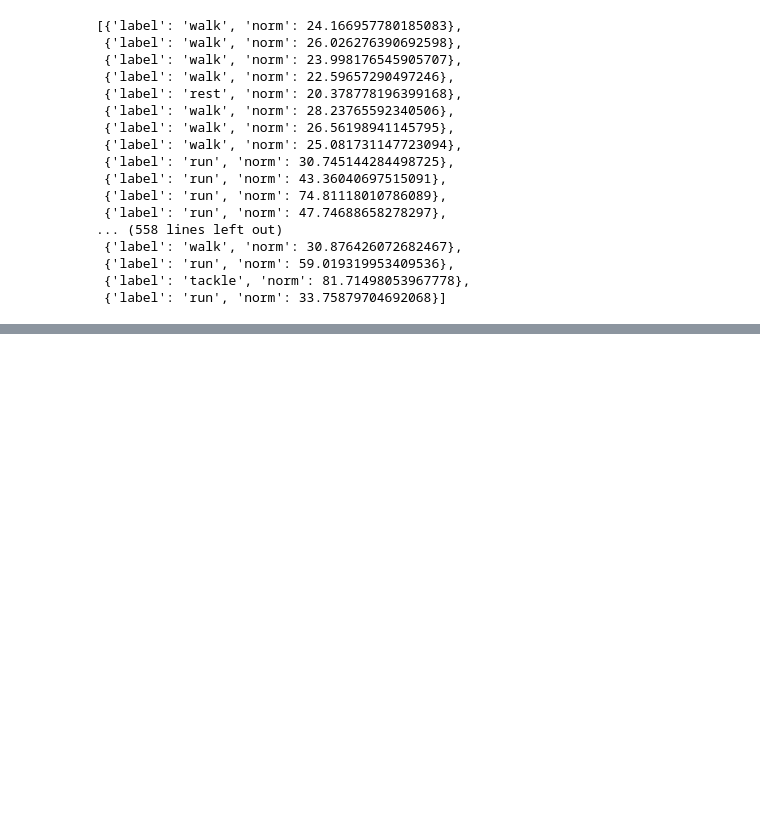
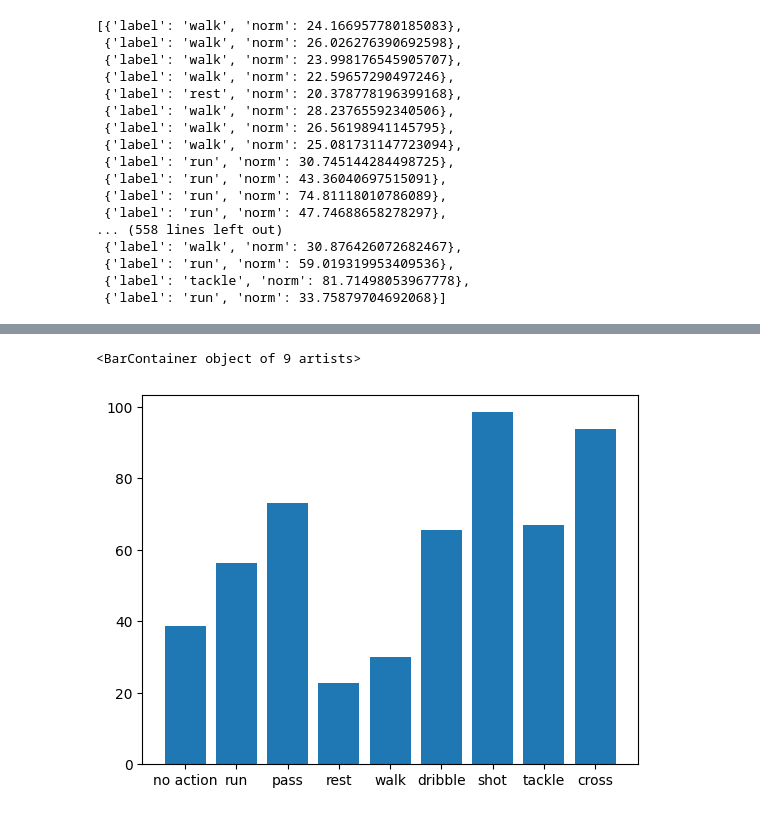
Before and after one commit to amiramsadek12/Footbar, a Jupyter notebook: src/EDA.ipynb, the cells around one changed output, grey strips where cells are left out. Cells and saved outputs as stored; diff of their text form; code cells hidden in the pictures; blank space fills up the shorter version.

```diff
--- a/src/EDA.ipynb
+++ b/src/EDA.ipynb
@@ -179,0 +161,8 @@ mean_norm_for_each_action_dict
+# %%
+match_2_mean_norm_per_action_dict = match_2_instance.mean_norm_per_action
+plt.bar(
+    match_2_mean_norm_per_action_dict.keys(), match_2_mean_norm_per_action_dict.values()
+)
+# %% [output]
+<BarContainer object of 9 artists>
+[figure, added]
```
Also changed, not shown: parts of 12 cells of this notebook, 4 other files.
